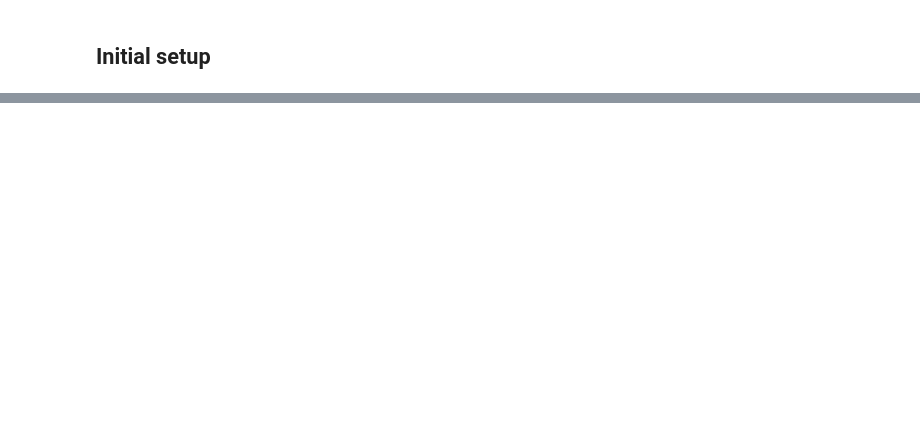
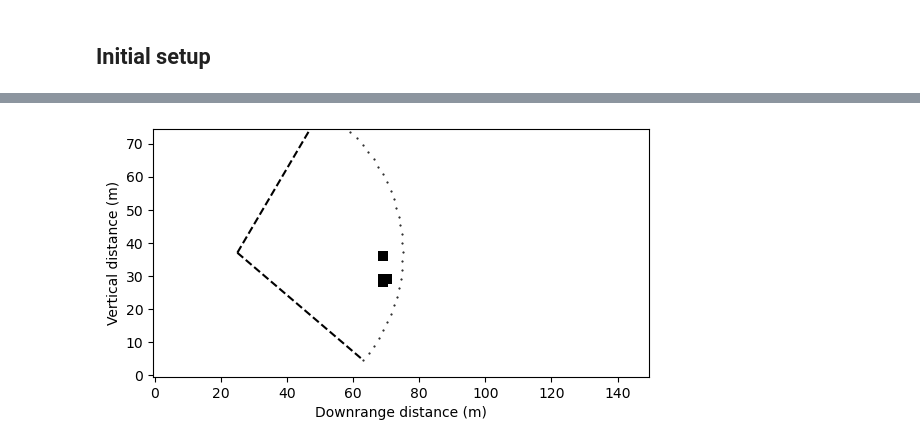
Before and after one commit to matthew0517/Flappy-Junco, a Jupyter notebook: MPCDemo.ipynb, the cells around one changed output, grey strips where cells are left out. Cells and saved outputs as stored; diff of their text form; code cells hidden in the pictures; blank space fills up the shorter version.

```diff
--- a/MPCDemo.ipynb
+++ b/MPCDemo.ipynb
@@ -69,0 +93,32 @@ plottingFunctions.state_plots_command(traj,thrustCommand,xCommand, yCommand, eli
+# %%
+# random data
+fig, ax = plt.subplots()
+
+# define the colors
+cmap = mpl.colors.ListedColormap(['w', 'k'])
+
+# create a normalize object the describes the limits of
+# each color
+bounds = [0., 0.5, 1.]
+norm = mpl.colors.BoundaryNorm(bounds, cmap.N)
+
+# plot it
+x = drone.ogOrigin[0]
+z = drone.ogOrigin[1]
+theta = drone.plant.state[3]
+beam = drone.lidar_range
+angle = drone.lidar_angle
+res = drone.lidar_res
+ax.plot([x,x+beam*np.cos(theta+angle/2)],[z,z+beam*np.sin(theta+angle/2)],'k--')
+ax.plot([x,x+beam*np.cos(theta-angle/2)],[z,z+beam*np.sin(theta-angle/2)],'k--')
+a = np.linspace(-angle/2,angle/2,int(res/3))
+xs = x+beam*np.cos(theta+a)
+zs = z+beam*np.sin(theta+a)
+ax.plot(xs,zs,'k.',markersize=1)
+
+ax.imshow(grid, interpolation='none', cmap=cmap, norm=norm)
+ax.set_xlabel("Downrange distance (m)")
+ax.set_ylabel("Vertical distance (m)")
+plt.gca().invert_yaxis()
+# %% [output]
+[figure, added]
```
Also changed, not shown: parts of 10 cells of this notebook, 2 other files.
